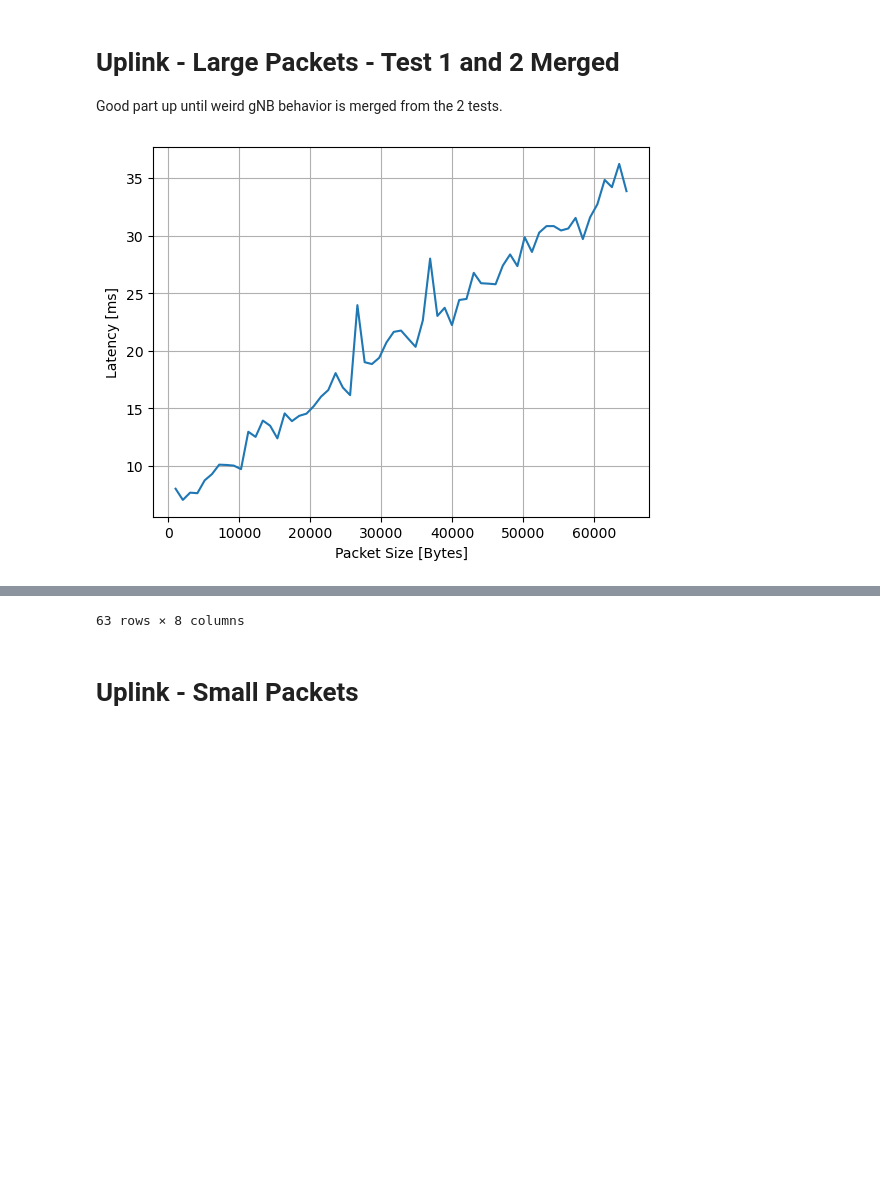
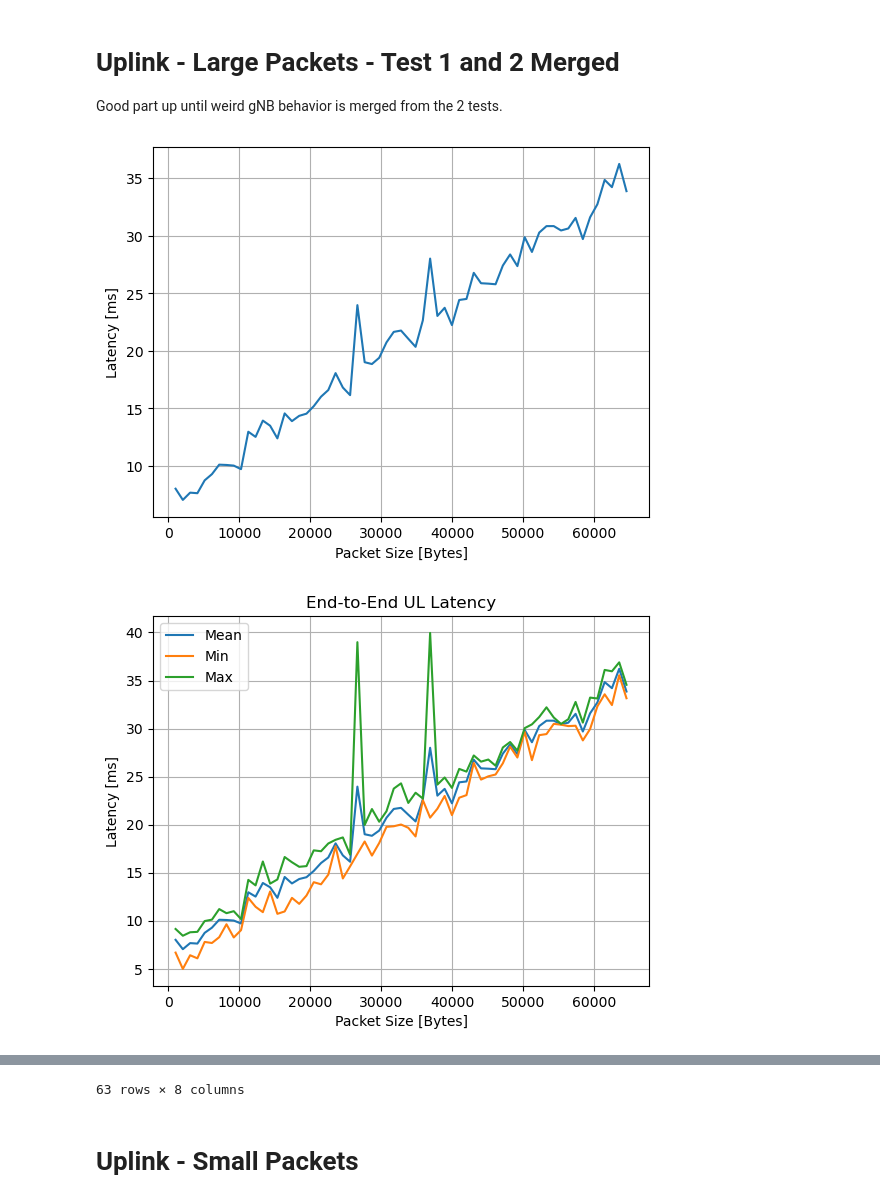
Before and after one commit to AAUCrisp/P8-ORAN-Delays, a Jupyter notebook: End-2-End/end-to-end-anal.ipynb, the cells around one changed output, grey strips where cells are left out. Saved outputs shown, nothing was run; the diff lists cells and outputs as text; code cells hidden in the pictures; blank space fills up the shorter version.

```diff
--- a/End-2-End/end-to-end-anal.ipynb
+++ b/End-2-End/end-to-end-anal.ipynb
@@ -105,26 +132,36 @@ Good part up until weird gNB behavior is merged from the 2 tests.
 # %%
 df = pd.read_csv("uplink-test-1.csv")
 df = df[df["count"] < 110]
 df = df.drop(["count"], axis=1)
 df["time"] = df["time"] * 1000
 
 df2 = pd.read_csv("uplink-test-2.csv")
 df2 = df2[df2["count"] < 94]
 df2 = df2.drop(["count"], axis=1)
 df2["time"] = df2["time"] * 1000
 
 df_merged = pd.concat([df, df2], ignore_index=True)
 
 df_merged.groupby("size").mean().plot(legend=False)
 plt.xlabel("Packet Size [Bytes]")
 plt.ylabel("Latency [ms]")
 plt.grid()
+plt.show()
+
+
+dg = df_merged.groupby("size").describe().reset_index().plot(x=0, y=[2, 4, 8], legend=False)
+plt.xlabel("Packet Size [Bytes]")
+plt.ylabel("Latency [ms]")
+plt.grid()
+plt.legend(["Mean", "Min", "Max"])
+plt.title("End-to-End UL Latency")
 plt.savefig("ul-large-packets-end-to-end-latency-merged.png")
 plt.show()
 
 df_merged.groupby("size").describe()
 # %% [output]
 [figure]
+[figure, added]
 |  | time |  |  |  |  |  |  |  |
 |  | count | mean | std | min | 25% | 50% | 75% | max |
 | size |  |  |  |  |  |  |  |  |
```
Also changed, not shown: parts of 3 cells of this notebook, 1 other file.
